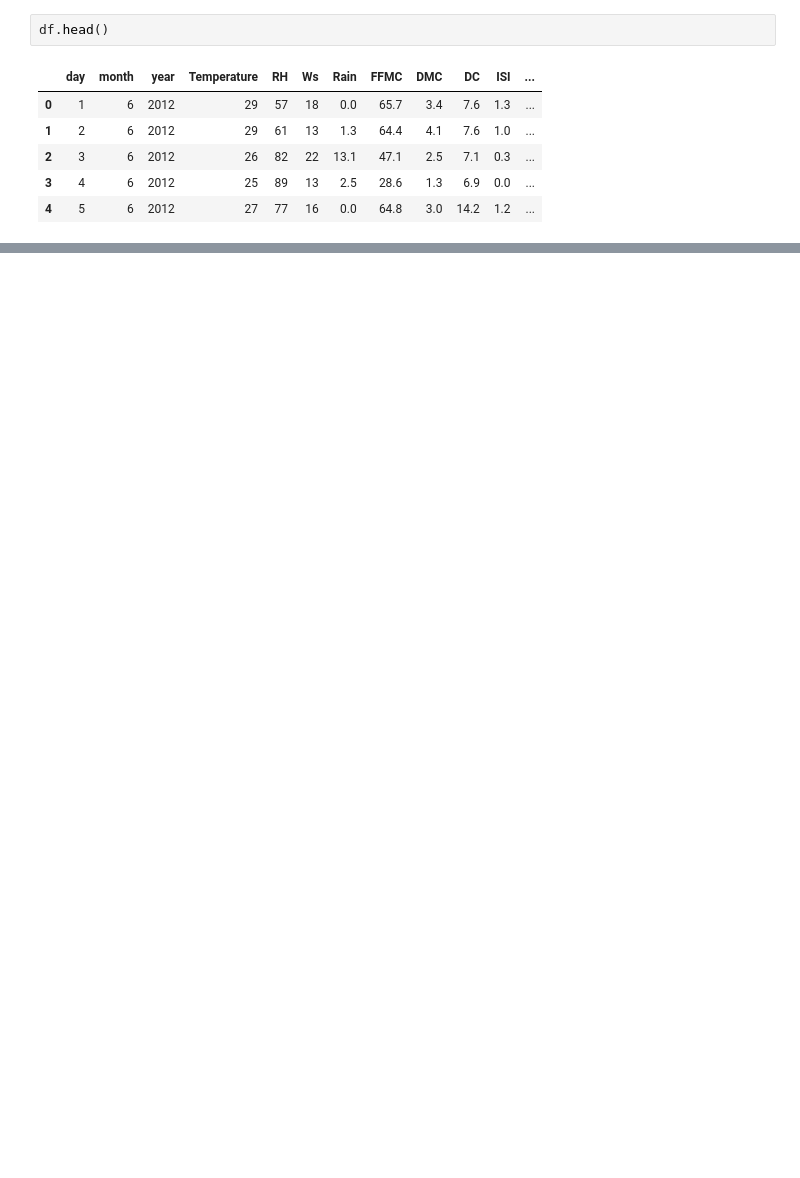
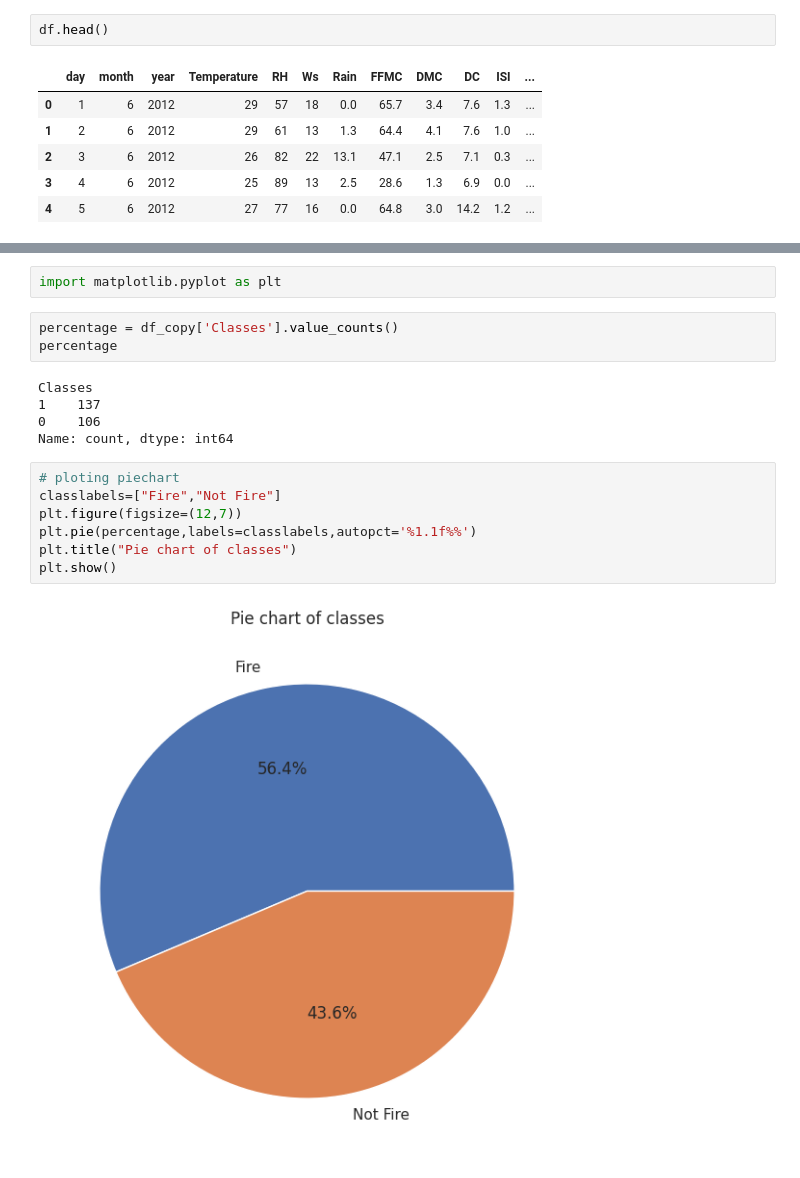
Before and after one commit to BinalPatel29/Udemy, a Jupyter notebook: ML Algorithms/Ridge_Lasso_ElasticNet_regression.ipynb, the cells around one changed output, grey strips where cells are left out. Saved outputs shown, nothing was run; the diff lists cells and outputs as text; blank space fills up the shorter version.

```diff
--- a/ML Algorithms/Ridge_Lasso_ElasticNet_regression.ipynb
+++ b/ML Algorithms/Ridge_Lasso_ElasticNet_regression.ipynb
@@ -250,0 +311,19 @@ df.head()
+# %%
+import matplotlib.pyplot as plt
+# %%
+percentage = df_copy['Classes'].value_counts()
+percentage
+# %% [output]
+Classes
+1    137
+0    106
+Name: count, dtype: int64
+# %%
+# ploting piechart
+classlabels=["Fire","Not Fire"]
+plt.figure(figsize=(12,7))
+plt.pie(percentage,labels=classlabels,autopct='%1.1f%%')
+plt.title("Pie chart of classes")
+plt.show()
+# %% [output]
+[figure, added]
```
Also changed, not shown: parts of 17 cells of this notebook, 1 other file.
